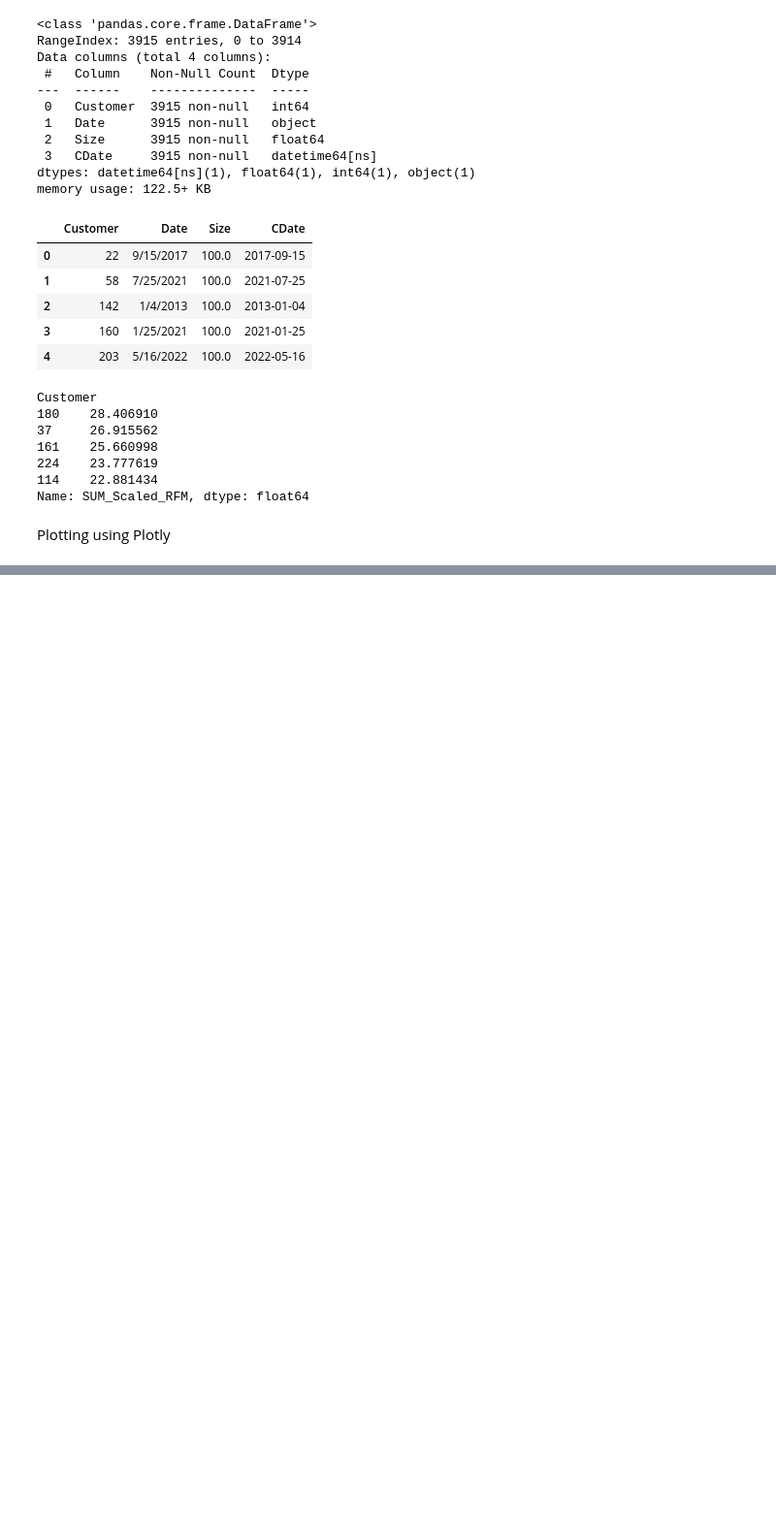
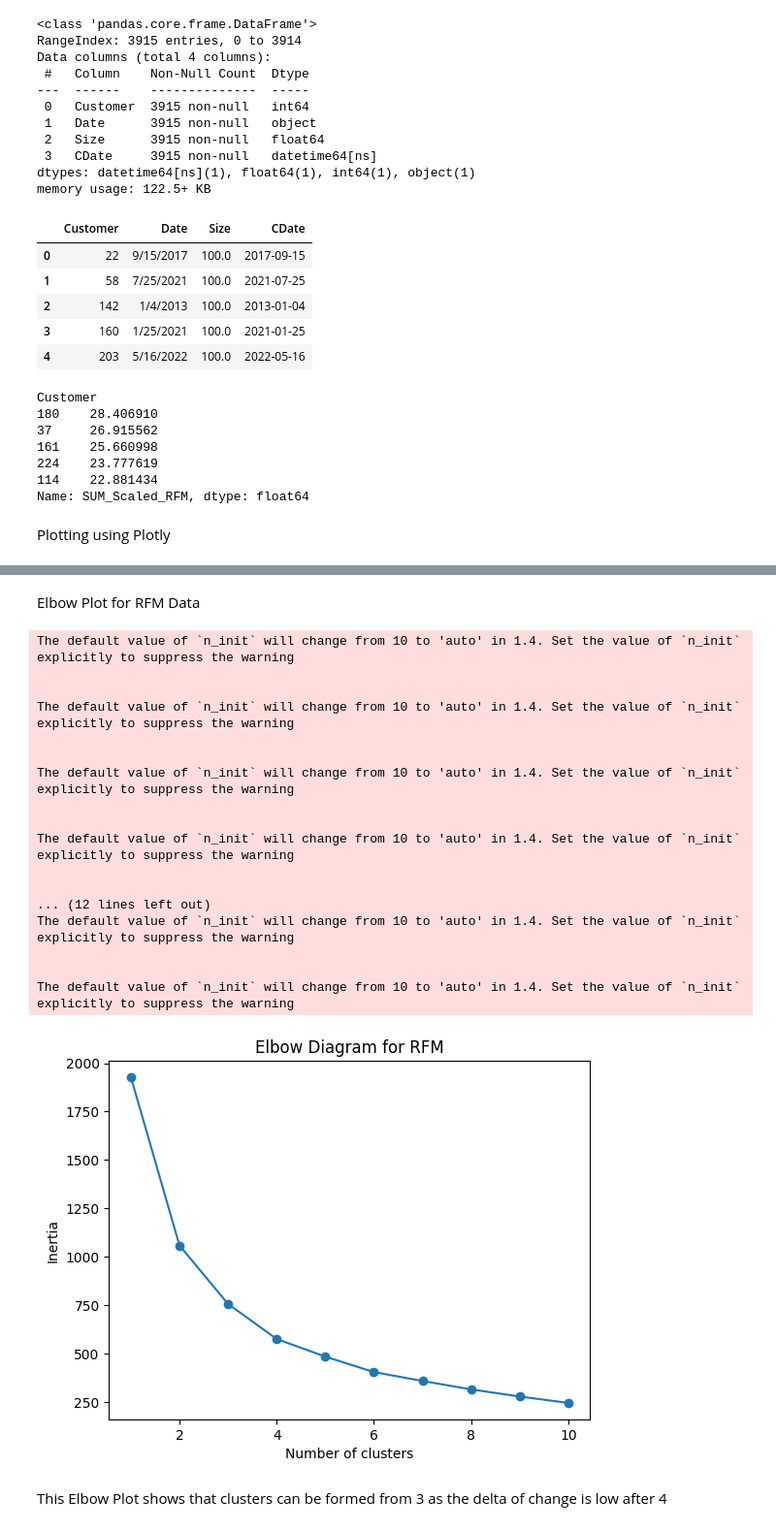
Before and after one commit to KSaiBharadwaj/Fraud_Analytics_HWs_Concepts, a Jupyter notebook: DSO562_HW3.ipynb, the cells around one changed output, grey strips where cells are left out. Shown: that part at 97% size. Drawn from its saved outputs; the diff is of its cells as text; code cells hidden in the pictures; blank space fills up the shorter version.

```diff
--- a/DSO562_HW3.ipynb
+++ b/DSO562_HW3.ipynb
@@ -133,0 +247,36 @@ pio.show(figure)
+# %% [markdown]
+Elbow Plot for RFM Data
+# %%
+inertias = []
+
+for i in range(1,11):
+    kmeans = KMeans(n_clusters=i)
+    kmeans.fit(RFM[['Scaled_Recency','Scaled_Frequency','Scaled_Monetary']])
+    inertias.append(kmeans.inertia_)
+
+plt.plot(range(1,11), inertias, marker='o')
+plt.title('Elbow Diagram for RFM')
+plt.xlabel('Number of clusters')
+plt.ylabel('Inertia')
+plt.show()
+# %% [output]
+The default value of `n_init` will change from 10 to 'auto' in 1.4. Set the value of `n_init` explicitly to suppress the warning
+
+
+The default value of `n_init` will change from 10 to 'auto' in 1.4. Set the value of `n_init` explicitly to suppress the warning
+
+
+The default value of `n_init` will change from 10 to 'auto' in 1.4. Set the value of `n_init` explicitly to suppress the warning
+
+
+The default value of `n_init` will change from 10 to 'auto' in 1.4. Set the value of `n_init` explicitly to suppress the warning
+
+
+... (12 lines left out)
+The default value of `n_init` will change from 10 to 'auto' in 1.4. Set the value of `n_init` explicitly to suppress the warning
+
+
+The default value of `n_init` will change from 10 to 'auto' in 1.4. Set the value of `n_init` explicitly to suppress the warning
+[figure, added]
+# %% [markdown]
+This Elbow Plot shows that clusters can be formed from 3 as the delta of change is low after 4
```
Also changed, not shown: parts of 17 cells of this notebook.
